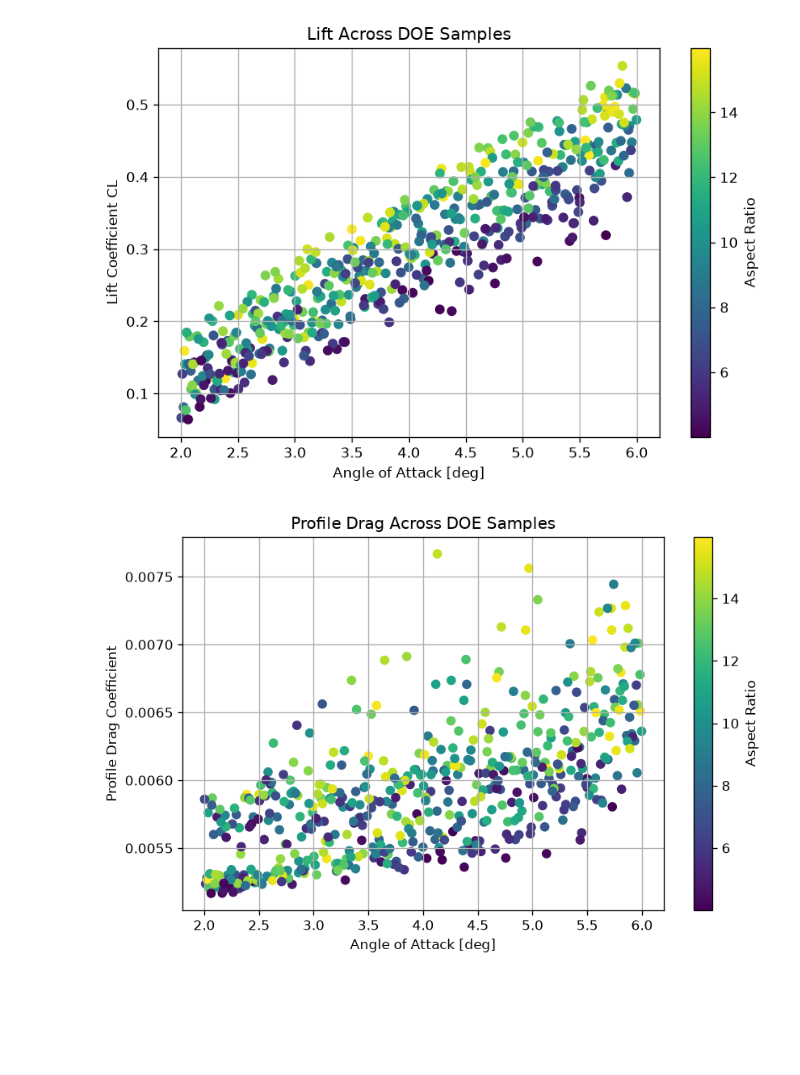
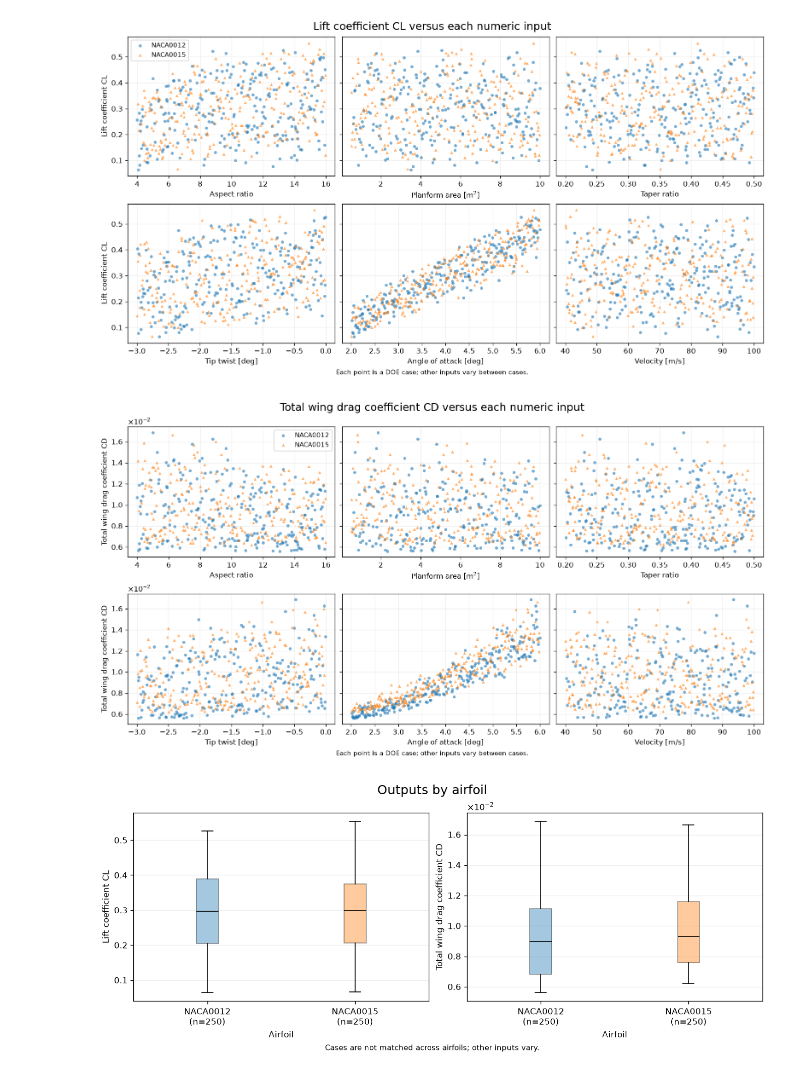
Before and after one commit to hayes-donaldson/Maching-Learning-Project, a Jupyter notebook: notebooks/data_generation.ipynb, the cells around one changed output. Saved outputs shown, nothing was run; the diff lists cells and outputs as text; code cells hidden in the pictures; blank space fills up the shorter version.

```diff
--- a/notebooks/data_generation.ipynb
+++ b/notebooks/data_generation.ipynb
@@ -134,22 +165,54 @@ Each point is one DOE case. Multiple inputs can vary between points.
 # %%
-plt.figure(figsize=(8, 5))
-plt.scatter(df["alpha_deg"], df["CL"], c=df["aspect_ratio"], cmap="viridis")
-plt.colorbar(label="Aspect Ratio")
-plt.xlabel("Angle of Attack [deg]")
-plt.ylabel("Lift Coefficient CL")
-plt.title("Lift Across DOE Samples")
-plt.grid()
-plt.show()
+for output, output_label in outputs:
+    fig, axes = plt.subplots(2, 3, figsize=(13, 7), sharey=True, layout="constrained")
+    fig.suptitle(f"{output_label} versus each numeric input", fontsize=15)
+
+    for ax, (feature, feature_label) in zip(axes.flat, features.items()):
+        for i, (name, group) in enumerate(airfoil_groups):
+            ax.scatter(
+                group[feature], group[output], label=name.upper(),
+                color=colors[i % len(colors)], marker=markers[i % len(markers)],
+                s=18, alpha=0.6, linewidths=0,
+            )
+        ax.set_xlabel(feature_label)
+        ax.grid(alpha=0.2)
+        if output == "CD":
+            ax.ticklabel_format(axis="y", style="sci", scilimits=(0, 0), useMathText=True)
+
+    for ax in axes[:, 0]:
+        ax.set_ylabel(output_label)
+    axes[0, 0].legend(fontsize=9)
+    fig.supxlabel("Each point is a DOE case; other inputs vary between cases.", fontsize=9)
+    fig.savefig(plot_output_dir / f"{output}_vs_numeric_inputs.png", dpi=160, bbox_inches="tight")
+    plt.show()
 # %% [output]
-[figure, old version]
+[figure, new version]
+[figure, added]
 # %%
-plt.figure(figsize=(8, 5))
-plt.scatter(df["alpha_deg"], df["CD_profile"], c=df["aspect_ratio"], cmap="viridis")
-plt.colorbar(label="Aspect Ratio")
-plt.xlabel("Angle of Attack [deg]")
-plt.ylabel("Profile Drag Coefficient")
-plt.title("Profile Drag Across DOE Samples")
-plt.grid()
+fig, axes = plt.subplots(1, 2, figsize=(11, 4.5), layout="constrained")
+fig.suptitle("Outputs by airfoil", fontsize=15)
+
+for ax, (output, output_label) in zip(axes, outputs):
+    boxes = ax.boxplot(
+        [group[output].to_numpy() for name, group in airfoil_groups],
+        patch_artist=True,
+    )
+    for i, box in enumerate(boxes["boxes"]):
+        box.set_facecolor(colors[i % len(colors)])
+        box.set_alpha(0.4)
+    for median in boxes["medians"]:
+        median.set_color("black")
+    ax.set_xticks(
+        range(1, len(airfoil_groups) + 1),
+        [f"{name.upper()}\n(n={len(group)})" for name, group in airfoil_groups],
+    )
+    ax.set(xlabel="Airfoil", ylabel=output_label)
+    ax.grid(axis="y", alpha=0.2)
+    if output == "CD":
+        ax.ticklabel_format(axis="y", style="sci", scilimits=(0, 0), useMathText=True)
+
+fig.supxlabel("Cases are not matched across airfoils; other inputs vary.", fontsize=9)
+fig.savefig(plot_output_dir / "airfoil_vs_outputs.png", dpi=160, bbox_inches="tight")
 plt.show()
 # %% [output]
-[figure, old version]
+[figure, new version]
```
Also changed, not shown: parts of 5 cells of this notebook, 7 other files.
